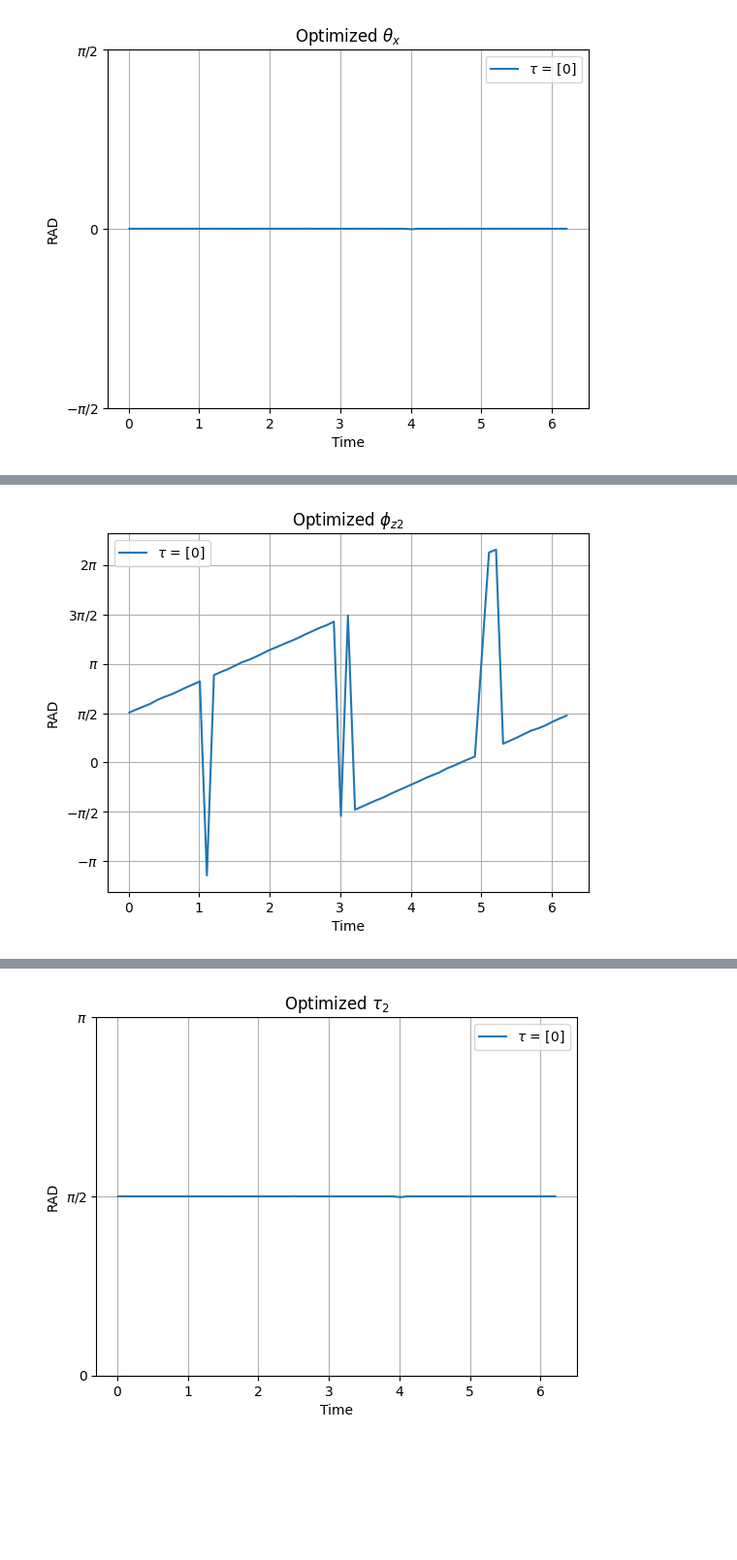
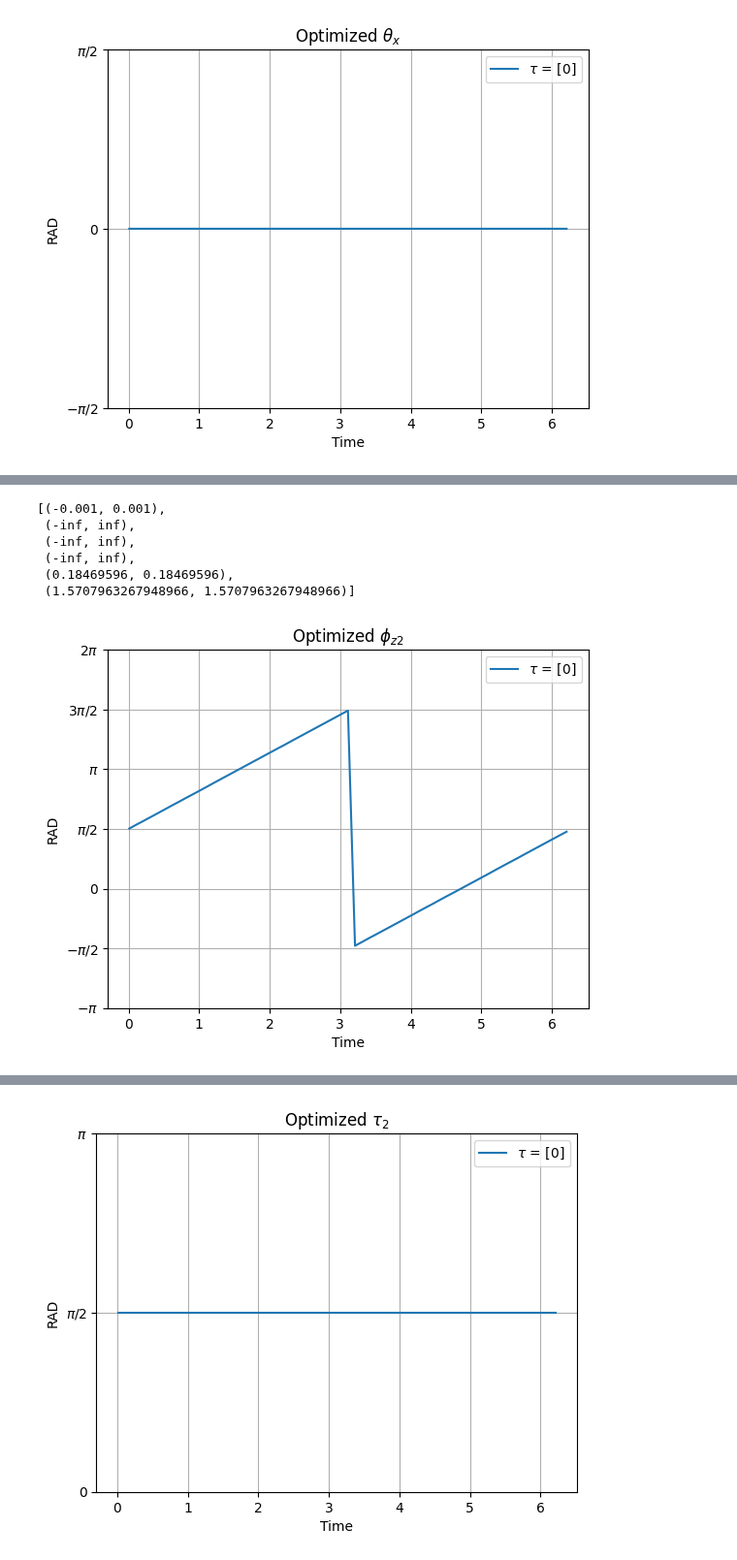
Before and after one commit to iridescent0923/Quantum_Optimization, a Jupyter notebook: Pennylane_Workspace/Optimization/[3-qubit]/scipy/1122/[3-qubit]_scipy_[0].ipynb, the cells around one changed output, grey strips where cells are left out. Shown at 97% size. Saved outputs shown, nothing was run; the diff lists cells and outputs as text; code cells hidden in the pictures; blank space fills up the shorter version.

```diff
--- a/Pennylane_Workspace/Optimization/[3-qubit]/scipy/1122/[3-qubit]_scipy_[0].ipynb
+++ b/Pennylane_Workspace/Optimization/[3-qubit]/scipy/1122/[3-qubit]_scipy_[0].ipynb
@@ -189,6 +234,12 @@ initial_parameters[:6] = np.pi/2
 
 initial_parameters[0] = 0
 # ===================
+# (-1e-3, 1e-3),              # theta_x
+#                 (-1*np.pi/2, 4.67670237),   # phi_z1
+#                 (-3.69196329, 6.76972987),  # phi_z2
+#                 (-1*np.pi/2, 4.67670237),   # phi_z3
+#                 (1.38608592, 1.38608592),   # tau_1
+#                 (np.pi/2, np.pi/2)          # tau_2
 
 sweep_range = np.array([1e-2, np.pi*2, 1e-1])
 Phi = np.arange(sweep_range[0], sweep_range[1], sweep_range[2])
@@ -206,14 +257,16 @@ for tau_idx, tau_current in enumerate(tau_set):
             fun = cost_function,
             x0 = initial_parameters,
             method = 'L-BFGS-B',
+            # bounds = get_constraints(phi_current),
             bounds = [
-                (-float('inf'), float('inf')),
-                (-float('inf'), float('inf')),
-                (-float('inf'), float('inf')),
-                (-float('inf'), float('inf')),
-                (-float('inf'), float('inf')),
-                (-float('inf'), float('inf'))
+                (-1e-3, 1e-3),                  # theta_x
+                (-1.50287397, 4.68132113),      # phi_z1
+                (-float('inf'), float('inf')),  # phi_z2
+                (-1.50287397, 4.68132113),      # phi_z3
+                (1.8469596e-01, 1.8469596e-01), # tau_1
+                (np.pi/2, np.pi/2)              # tau_2
             ],
+
             jac = gradient,
             tol = 1e-12,
             options={
@@ -221,6 +274,7 @@ for tau_idx, tau_current in enumerate(tau_set):
                 'gtol': 1e-12
             }
         )
+        # print(get_constraints(phi_current))
         formatted_x = [f"{x:.8f}" for x in opt_result.x]
         print("CFI =", f"{-opt_result.fun:.5f}", "Paras =", formatted_x)
 
@@ -276,18 +364,27 @@ plt.show()
+# %%
+get_constraints(1.51)
+# %% [output]
+[(-0.001, 0.001),
+ (-inf, inf),
+ (-inf, inf),
+ (-inf, inf),
+ (0.18469596, 0.18469596),
+ (1.5707963267948966, 1.5707963267948966)]
 # %%
 plt.plot(Data[:,0], Data[:,4], label = f'$\\tau$ = {tau_set}')
 
 plt.yticks(
     [-np.pi, -np.pi/2, 0, np.pi/2, np.pi, (3*np.pi)/2, 2*np.pi],
     ['$-\pi$', '$-\pi/2$', '0', '$\pi/2$', '$\pi$', '$3\pi/2$', '$2\pi$']
 )
-# plt.ylim(0, 1*np.pi)
+plt.ylim(-2*np.pi/2, 4*np.pi/2)
 plt.title(f'Optimized $\\phi_{{z2}}$')
 plt.xlabel('Time')
 plt.ylabel('RAD')
 plt.grid()
 plt.legend()
 plt.show()
 # %% [output]
-[figure, old version]
+[figure, new version]
 # %%
 for idx, phi_current in enumerate(Data[:, 0]):
```
Also changed, not shown: parts of 11 cells of this notebook, 4 other files.
